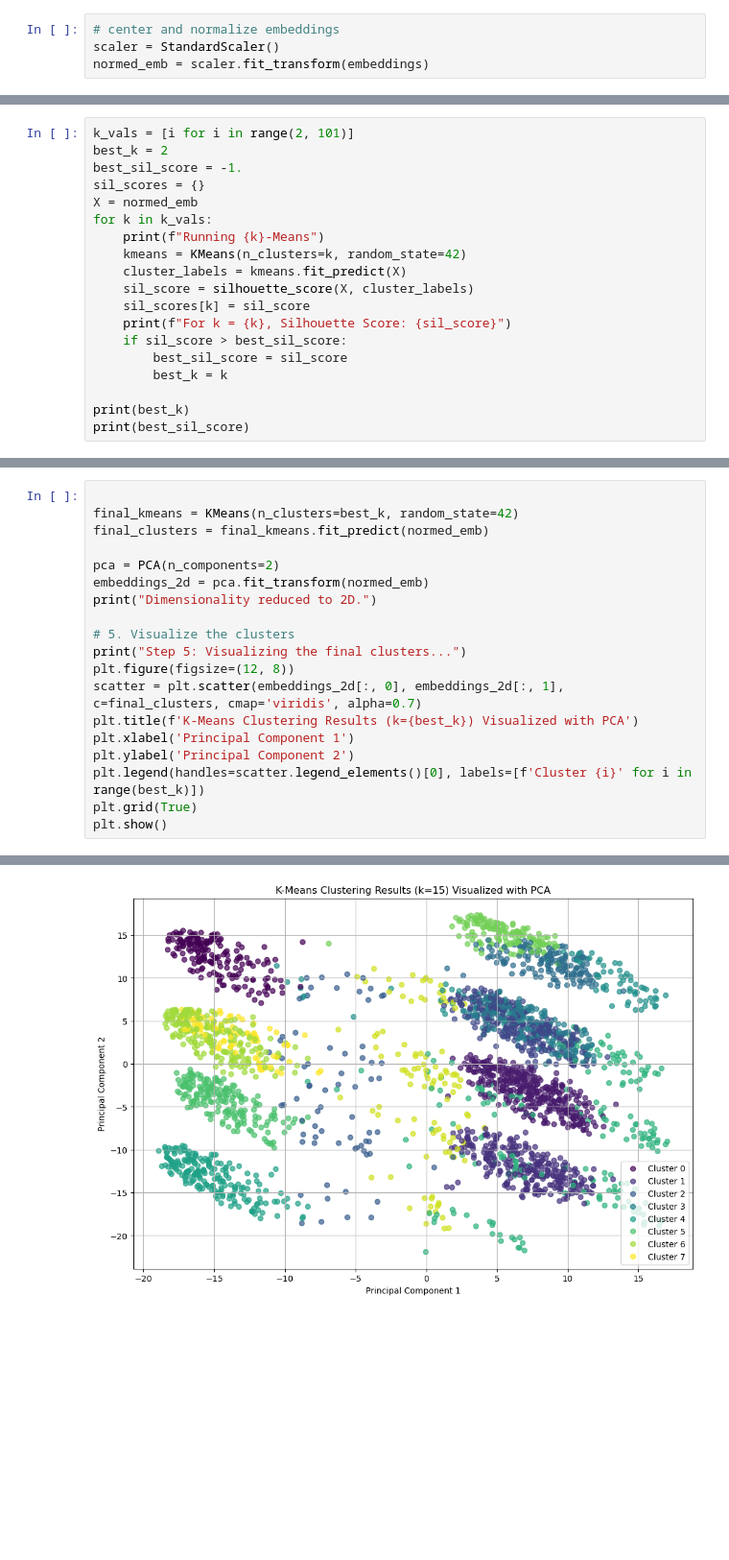
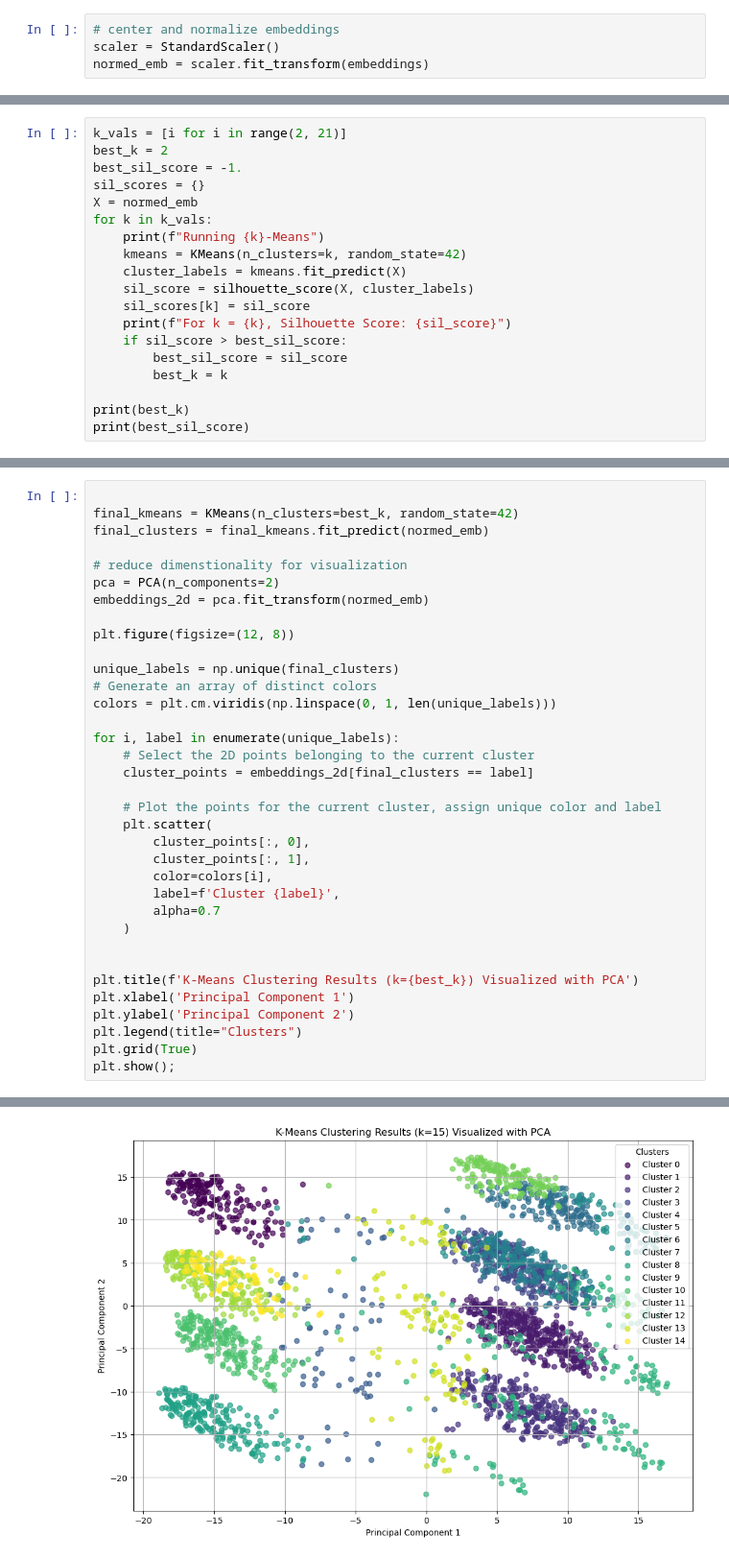
Before and after one commit to jaycob-melton/coffee-rating, a Jupyter notebook: notebooks/post_train_analysis.ipynb, the cells around one changed output, grey strips where cells are left out. Shown: that part at 96% size. Saved outputs shown, nothing was run; the diff lists cells and outputs as text; blank space fills up the shorter version.

Commit message:
fixed k-means plot to include all clusters

```diff
--- a/notebooks/post_train_analysis.ipynb
+++ b/notebooks/post_train_analysis.ipynb
@@ -40,5 +41,5 @@ PCA with sklearn took: 0.06277632713317871 seconds
 # %%
-k_vals = [i for i in range(2, 101)]
+k_vals = [i for i in range(2, 21)]
 best_k = 2
 best_sil_score = -1.
 sil_scores = {}
@@ -79,18 +80,34 @@ For k = 100, Silhouette Score: 0.10548996180295944
 final_kmeans = KMeans(n_clusters=best_k, random_state=42)
 final_clusters = final_kmeans.fit_predict(normed_emb)
 
+# reduce dimenstionality for visualization
 pca = PCA(n_components=2)
 embeddings_2d = pca.fit_transform(normed_emb)
-print("Dimensionality reduced to 2D.")
 
-# 5. Visualize the clusters
-print("Step 5: Visualizing the final clusters...")
 plt.figure(figsize=(12, 8))
-scatter = plt.scatter(embeddings_2d[:, 0], embeddings_2d[:, 1], c=final_clusters, cmap='viridis', alpha=0.7)
+
+unique_labels = np.unique(final_clusters)
+# Generate an array of distinct colors
+colors = plt.cm.viridis(np.linspace(0, 1, len(unique_labels)))
+
+for i, label in enumerate(unique_labels):
+    # Select the 2D points belonging to the current cluster
+    cluster_points = embeddings_2d[final_clusters == label]
+
+    # Plot the points for the current cluster, assign unique color and label
+    plt.scatter(
+        cluster_points[:, 0],
+        cluster_points[:, 1],
+        color=colors[i],
+        label=f'Cluster {label}',
+        alpha=0.7
+    )
+
+
 plt.title(f'K-Means Clustering Results (k={best_k}) Visualized with PCA')
 plt.xlabel('Principal Component 1')
 plt.ylabel('Principal Component 2')
-plt.legend(handles=scatter.legend_elements()[0], labels=[f'Cluster {i}' for i in range(best_k)])
+plt.legend(title="Clusters")
 plt.grid(True)
-plt.show()
+plt.show();
 # %% [output]
@@ -99 +114 @@ Step 5: Visualizing the final clusters...
-[figure, old version]
+[figure, new version]
```
Also changed, not shown: parts of 4 cells of this notebook.
